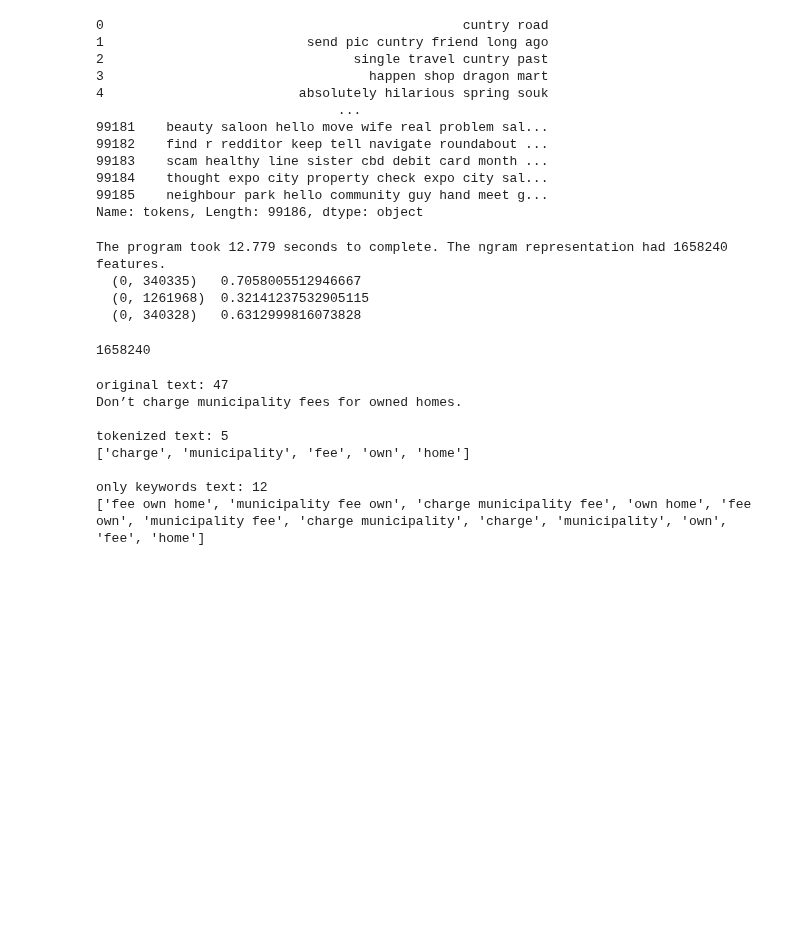
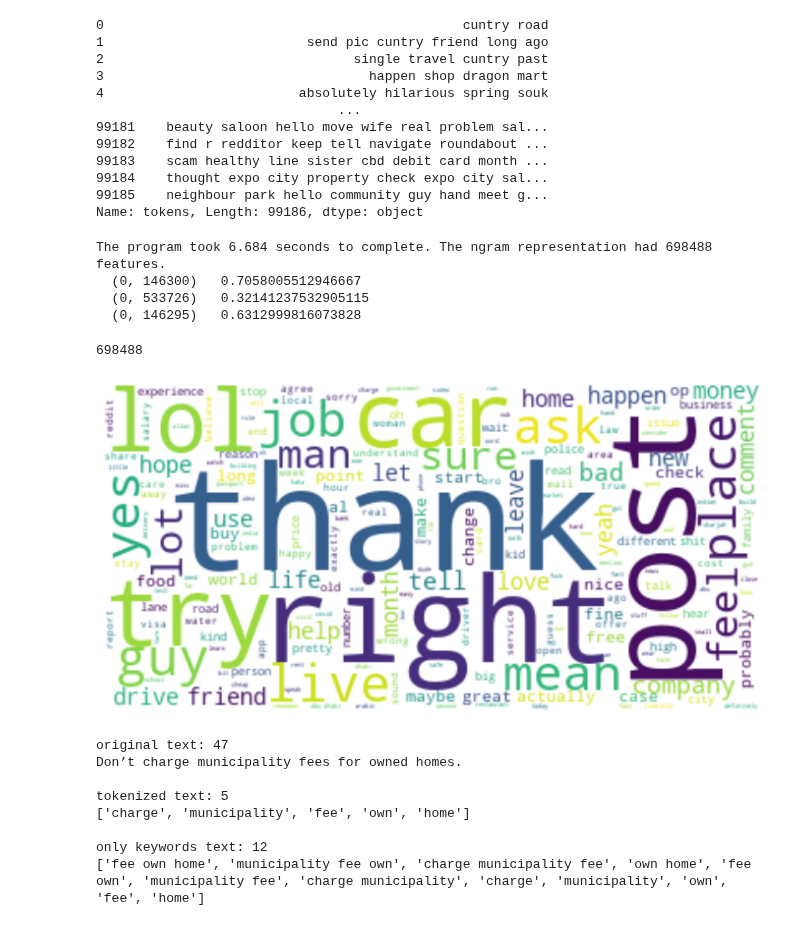
Before and after one commit to luisanomayo/MSc_Thesis_NLP_topic_modelling, a Jupyter notebook: feature representation.ipynb, the cells around one changed output. Drawn from its saved outputs; the diff is of its cells as text; code cells hidden in the pictures; blank space fills up the shorter version.

```diff
--- a/feature representation.ipynb
+++ b/feature representation.ipynb
@@ -364,23 +364,24 @@ vectorizer = TfidfVectorizer(
                                 #max_features=5000,
                                 #max_df=0.95,
                                 #min_df=5,
-                                ngram_range = (1,3)
+                                ngram_range = (1,2),
+                                stop_words = 'english'
                             )
 doc_vectors = vectorizer.fit_transform(input_data)
 
 print ("The program took %.3f seconds to complete. The ngram representation had %i features." % (time.time() - start_time, doc_vectors.shape[1]))
 print (doc_vectors[0])
 # %% [output]
-The program took 12.779 seconds to complete. The ngram representation had 1658240 features.
-  (0, 340335)   0.7058005512946667
-  (0, 1261968)  0.32141237532905115
-  (0, 340328)   0.6312999816073828
+The program took 6.684 seconds to complete. The ngram representation had 698488 features.
+  (0, 146300)   0.7058005512946667
+  (0, 533726)   0.32141237532905115
+  (0, 146295)   0.6312999816073828
 # %%
 #retrieve keywords as determined by tfidf vectorizer
 tfidf_feature_names = vectorizer.get_feature_names() #get all unique words
 len(tfidf_feature_names)
 # %% [output]
-1658240
+698488
 # %%
 all_keywords = []
 
@@ -388,6 +389,25 @@ for i in range (doc_vectors.shape[0]):
     vector = doc_vectors.getrow(i)
     keywords = [tfidf_feature_names[j] for j in vector.indices]
     all_keywords.append(keywords)
+# %%
+#visualize most common words in a wordcloud
+
+# Calculate the TF-IDF scores for each word
+word_scores = zip(tfidf_feature_names, doc_vectors.sum(axis = 0).A1)
+
+# Create a dictionary with word scores
+word_scores_dict = dict(word_scores)
+
+# Create an instance of WordCloud with the TF-IDF scores as input
+wordcloud = WordCloud(background_color="white").generate_from_frequencies(word_scores_dict)
+
+# Plot the word cloud
+plt.figure(figsize=(12, 8))
+plt.imshow(wordcloud, interpolation="bilinear")
+plt.axis("off")
+plt.show()
+# %% [output]
+[figure, added]
 # %%
 #Visual check of the TFIDF performance
 
```
Also changed, not shown: parts of 5 cells of this notebook.
